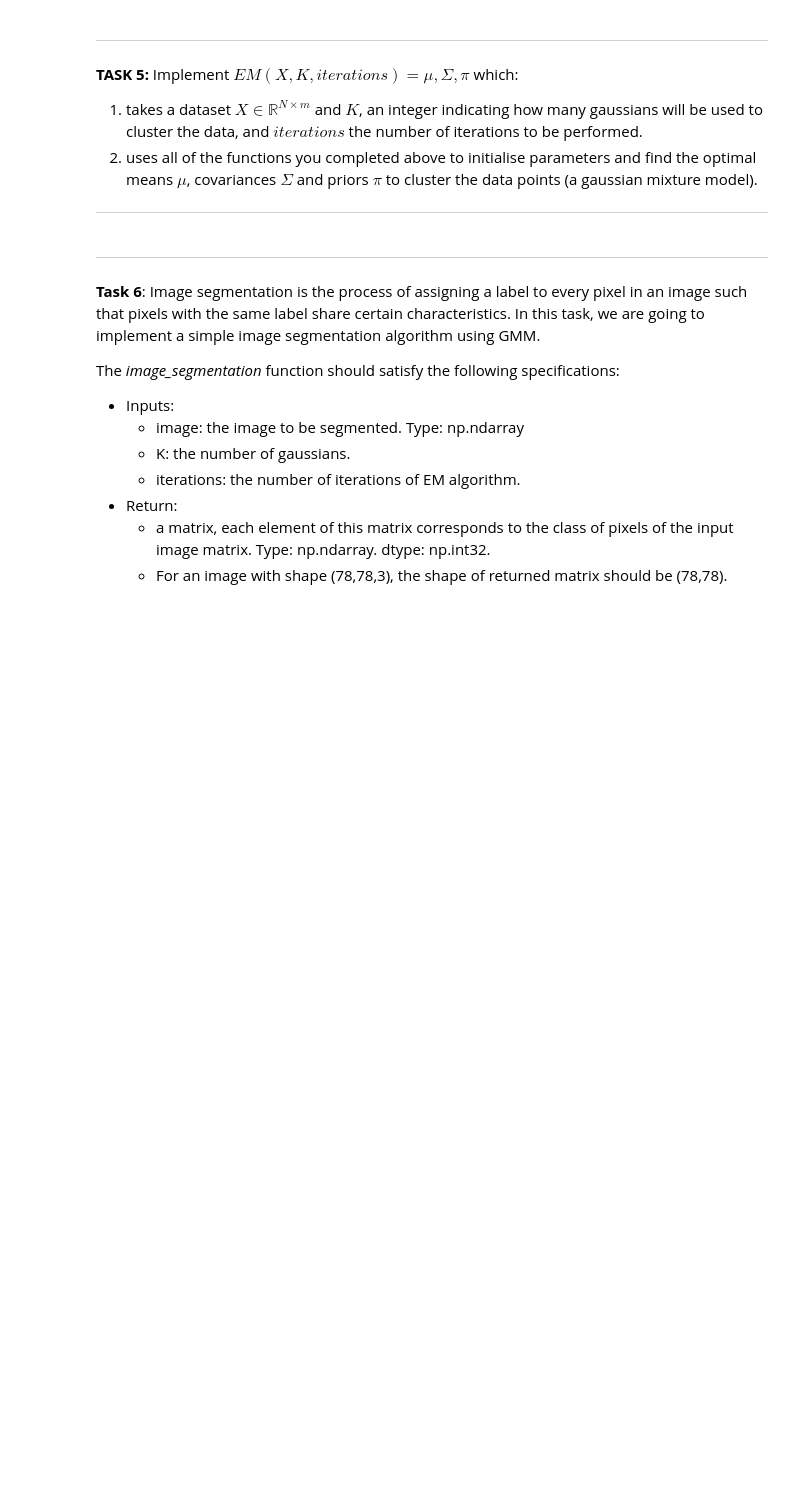
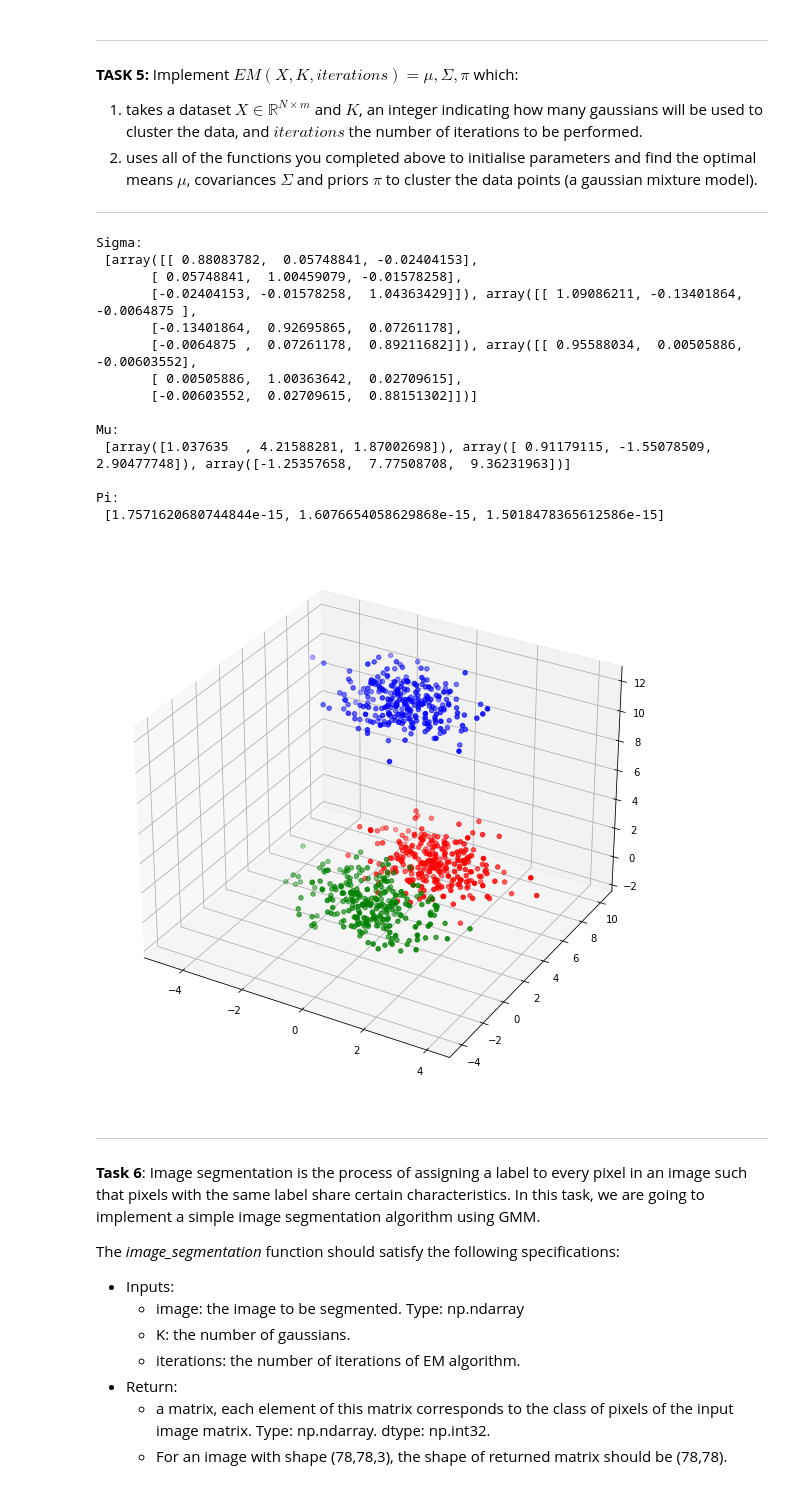
Before and after one commit to TMPH0203/A3_programming.ipynb, a Jupyter notebook: A3_programming.ipynb, the cells around one changed output. Drawn from its saved outputs; the diff is of its cells as text; code cells hidden in the pictures; blank space fills up the shorter version.

```diff
--- a/A3_programming.ipynb
+++ b/A3_programming.ipynb
@@ -271,15 +272,21 @@ def E_step(pi, mu, sigma, X):
     K = np.shape(pi)[0]  # The number of gaussians;
     r = np.zeros([N, K])
     i = 0
+    mn = []
+    while i < K:
+        mn.append(1)
+        i += 1
+    i = 0
     while i < N:
         k = 0
+        j = 0
+        denom = 0
+        while j < K:
+            mn[j] = pi[j] * scipy.stats.multivariate_normal.pdf(X[i], mu[j], sigma[j])
+            denom += mn[j]
+            j += 1
         while k < K:
-            denom = 0
-            j = 0
-            while j < K:
-                denom += pi[j] * scipy.stats.multivariate_normal.pdf(X[i], mu[j], sigma[j])
-                j += 1
-            r[i, k] = pi[k] * scipy.stats.multivariate_normal.pdf(X[i], mu[k], sigma[k]) / denom
+            r[i, k] = pi[k] * mn[k] / denom
             k += 1
         i += 1
     return r
@@ -312,6 +318,7 @@ def M_step(r, X):
     # Get Nk:
     Nk = sum(r)
     # Get mu:
+    mu = []
     k = 0
     while k < K:
         sum_1 = 0
@@ -319,19 +326,21 @@ def M_step(r, X):
         while n < N:
             sum_1 += r[n][k] * X[n]
             n += 1
-        mu[k] = sum_1 / Nk[k]
+        mu.append(sum_1 / Nk[k])
         k += 1
 
     # Get sigma:
     k = 0
+    sigma = []
+    pi = []
     while k < K:
         sum_1 = 0
         n = 0
         while n < N:
             sum_1 += r[n][k] * np.outer(X[n] - mu[k], X[n] - mu[k])
             n += 1
-        sigma[k] = sum_1 / Nk[k]
-        pi[k] = Nk[k] / N
+        sigma.append(sum_1 / Nk[k])
+        pi.append(Nk[k] / N)
         k += 1
     return mu, sigma, pi
 
@@ -368,7 +377,17 @@ In other words, ${arg max}_k \left(p(x \mid \mu_k, \Sigma_k)\pi_k \right)$.
 # %%
 def classify(pi, mu, sigma, x):
     # YOUR CODE HERE
-    return -1
+    K = np.shape(pi)[0]
+    probability = np.zeros(K)
+    k = 0
+    n = 0
+    while k < K:
+        probability[k] = pi[k]*scipy.stats.multivariate_normal.pdf(x,mu[k],sigma[k])
+        if k > 0:
+            if probability[k] > probability[n]:
+                n = k
+        k += 1
+    return n
 
 
 print(classify(pi, mu, sigma, X[270, :3]))
@@ -383,35 +404,57 @@ print(classify(pi, mu, sigma, X[270, :3]))
 # %%
 def EM(X, K, iterations):
     # YOUR CODE HERE
+    sigma, mu, pi = initialise_parameters(X, K)
+    i = 0
+    while i < iterations:
+        responsibilities = E_step(pi, mu, sigma, X)
+        mu, sigma, pi = M_step(responsibilities, X)
+        i += 1
     return mu, sigma, pi
 
 
 #Test code. Leave it aloooooone!
 iterations = 30
 K = 3
 mu_1, sigma_1, pi_1 = EM(X[:, :3], K, iterations)
 print('\nSigma: \n', sigma_1)
 print('\nMu: \n', mu_1)
 print('\nPi: \n', pi_1)
 
 
 def allocator(pi, mu, sigma, X, k):
     N = X.shape[0]
     cluster = []
     for ix in range(N):
         prospective_k = classify(pi, mu, sigma, X[ix, :])
         if prospective_k == k:
             cluster.append(X[ix, :])
     return np.asarray(cluster)
 
 
 colours = ['r', 'g', 'b']
 fig = plt.figure(figsize=(16, 10))
 ax = fig.add_subplot(111, projection='3d')
 for k in range(K):
     cluster = allocator(pi_1, mu_1, sigma_1, X[:, :3], k)
     ax.scatter(cluster[:, 0], cluster[:, 1], cluster[:, 2], c=colours[k])
 plt.show()
+# %% [output]
+Sigma:
+ [array([[ 0.88083782,  0.05748841, -0.02404153],
+       [ 0.05748841,  1.00459079, -0.01578258],
+       [-0.02404153, -0.01578258,  1.04363429]]), array([[ 1.09086211, -0.13401864, -0.0064875 ],
+       [-0.13401864,  0.92695865,  0.07261178],
+       [-0.0064875 ,  0.07261178,  0.89211682]]), array([[ 0.95588034,  0.00505886, -0.00603552],
+       [ 0.00505886,  1.00363642,  0.02709615],
+       [-0.00603552,  0.02709615,  0.88151302]])]
+
+Mu:
+ [array([1.037635  , 4.21588281, 1.87002698]), array([ 0.91179115, -1.55078509,  2.90477748]), array([-1.25357658,  7.77508708,  9.36231963])]
+
+Pi:
+ [1.7571620680744844e-15, 1.6076654058629868e-15, 1.5018478365612586e-15]
+[figure, added]
 # %% [markdown]
 ---
 **Task 6**: Image segmentation is the process of assigning a label to every pixel in an image such that pixels with the same label share certain characteristics. In this task, we are going to implement a simple image segmentation algorithm using GMM.
```
Also changed, not shown: parts of 6 cells of this notebook.
